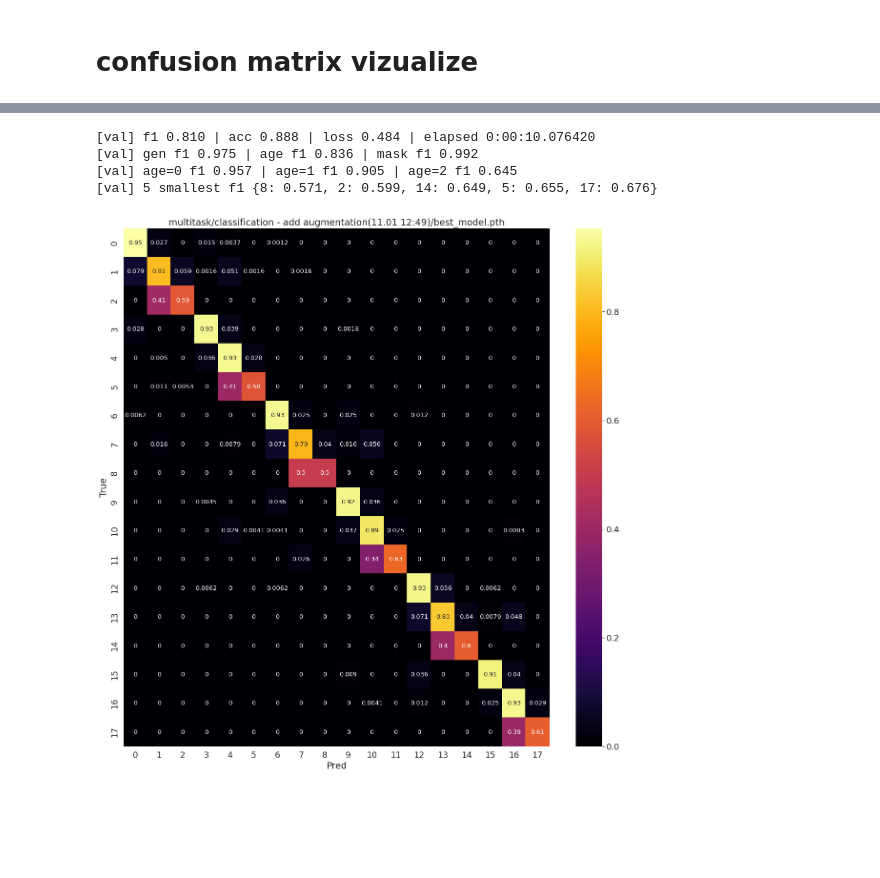
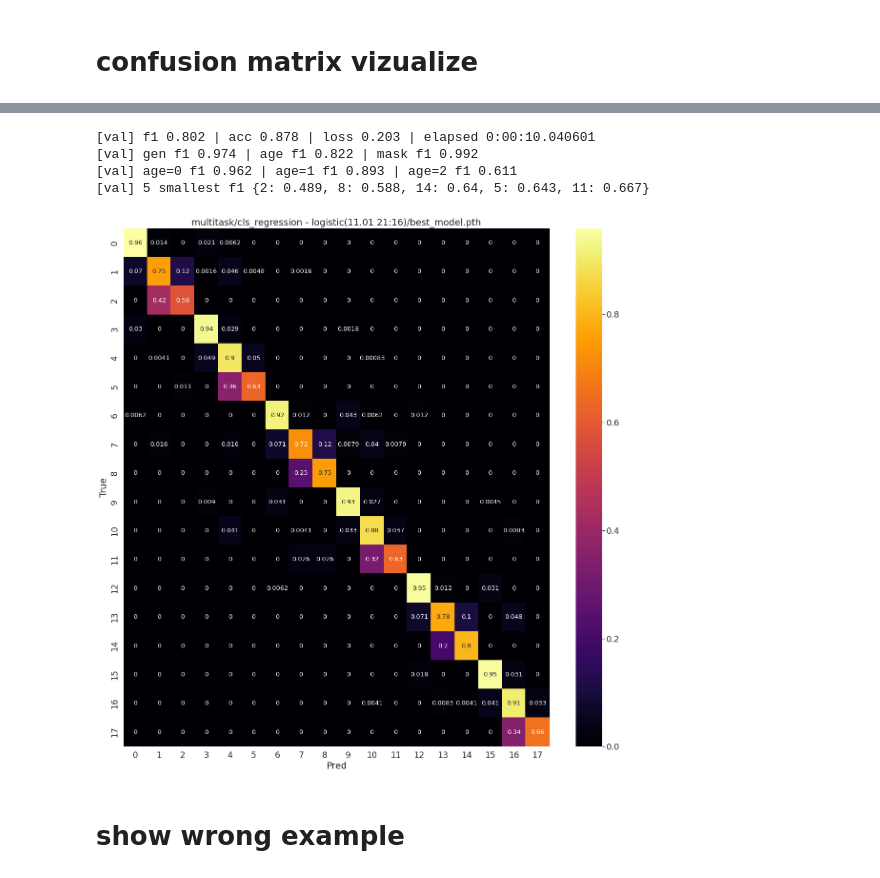
Before and after one commit to boostcampaitech4cv1/level1_imageclassification_cv-level1-cv-10, a Jupyter notebook: baseline/confusion_matrix_viz.ipynb, the cells around one changed output, grey strips where cells are left out. Cells and saved outputs as stored; diff of their text form; code cells hidden in the pictures; blank space fills up the shorter version.

Commit message:
backbone test

```diff
--- a/baseline/confusion_matrix_viz.ipynb
+++ b/baseline/confusion_matrix_viz.ipynb
@@ -39,24 +39,26 @@ parser.add_argument("--split_option", type=str, default="different")  # differen
 parser.add_argument("--stratify", type=bool, default=True)
 parser.add_argument("--wrs", type=bool, default=True)
 
-parser.add_argument("--age_pred", type=str, default="classification") # classification or regression or ordinary
+parser.add_argument("--age_pred", type=str, default="classification") # classification or regression or ordinary or cls_regression
 parser.add_argument("--age_normalized", type=str, default="normal") # normal or minmax
+parser.add_argument("--lowwer", type=float, default=0.5) # for regression cls_regression
+parser.add_argument("--upper", type=float, default=1.5) # for regression cls_regression
 
 parser.add_argument("--in_size", type=int, default=256) # input size image
 parser.add_argument("--crop_type", type=str, default="center") # crop type : center or random or random_resized
 parser.add_argument("--degrees", type=int, default=0) # rotation degree
 parser.add_argument("--translate", type=float, default=0.1) # translate ratio
 
-parser.add_argument("--num_epochs", type=int, default=50)
-parser.add_argument("--lr", type=float, default=0.01)
-parser.add_argument("--weight_decay", type=float, default=1e-4)
-parser.add_argument("--batch_size", type=int, default=128)
+# parser.add_argument("--num_epochs", type=int, default=50)
+# parser.add_argument("--lr", type=float, default=0.01)
+# parser.add_argument("--weight_decay", type=float, default=1e-4)
+parser.add_argument("--batch_size", type=int, default=64)
 parser.add_argument("--dropout", type=float, default=0.2)
 parser.add_argument("--n_workers", type=int, default=4)
 
 parser.add_argument("--train_dir", type=str, default="/opt/ml/input/data/train")
 parser.add_argument("--save_dir", type=str, default="/opt/ml/experiment/")
-parser.add_argument("--backbone_name", type=str, default="resnet50")
+parser.add_argument("--backbone_name", type=str, default="convnext_small")
 parser.add_argument("--project_name", type=str, default="multitask")
 # parser.add_argument(
 #     "--experiment_name",
@@ -171,6 +173,12 @@ def local_validation(args, epoch, model, loader, loss_fn, age_stat=None, print_i
                 loss = gen_loss + age_loss + mask_loss # age loss weight?
             elif args.age_pred == 'ordinary':
                 pass
+            elif args.age_pred == 'cls_regression':
+                age_category = age_category.float().unsqueeze(-1)
+                gen_loss, age_loss, mask_loss = loss_fn(
+                    gen_pred, age_pred, mask_pred, gen, age_category, mask
+                )
+                loss = gen_loss + age_loss + mask_loss # age loss weight?
 
             pred = make_class(args, gen_pred.cpu(), age_pred.cpu(), mask_pred.cpu(), age_stat)
             preds = torch.cat((preds, pred))
@@ -217,6 +225,7 @@ def local_validation(args, epoch, model, loader, loss_fn, age_stat=None, print_i
     return labels, preds
 # %%
 def cm_viz(model_path, print_info=False):
+    global y_true, y_pred
     ckpt = torch.load(model_path)
     model.load_state_dict(ckpt["model"])
     y_true, y_pred = local_validation(
@@ -241,10 +270,10 @@ def cm_viz(model_path, print_info=False):
 # %%
 model = MultitaskModel(args).cuda()
 loss_fn = MultitaskLoss(args).cuda()
-cm_viz('/opt/ml/experiment/multitask/classification - add augmentation(11.01 12:49)/best_model.pth',True)
+cm_viz('/opt/ml/experiment/multitask/cls_regression - logistic(11.01 21:16)/best_model.pth',True)
 # %% [output]
-[val] f1 0.810 | acc 0.888 | loss 0.484 | elapsed 0:00:10.076420
-[val] gen f1 0.975 | age f1 0.836 | mask f1 0.992
-[val] age=0 f1 0.957 | age=1 f1 0.905 | age=2 f1 0.645
-[val] 5 smallest f1 {8: 0.571, 2: 0.599, 14: 0.649, 5: 0.655, 17: 0.676}
+[val] f1 0.802 | acc 0.878 | loss 0.203 | elapsed 0:00:10.040601
+[val] gen f1 0.974 | age f1 0.822 | mask f1 0.992
+[val] age=0 f1 0.962 | age=1 f1 0.893 | age=2 f1 0.611
+[val] 5 smallest f1 {2: 0.489, 8: 0.588, 14: 0.64, 5: 0.643, 11: 0.667}
-[figure, old version]
+[figure, new version]
@@ -256,0 +280,2 @@ for model_path in glob('/opt/ml/experiment/multitask/regression - wrs&original d
+# %% [markdown]
+# show wrong example
```
Also changed, not shown: parts of 8 cells of this notebook, 6 other files.
